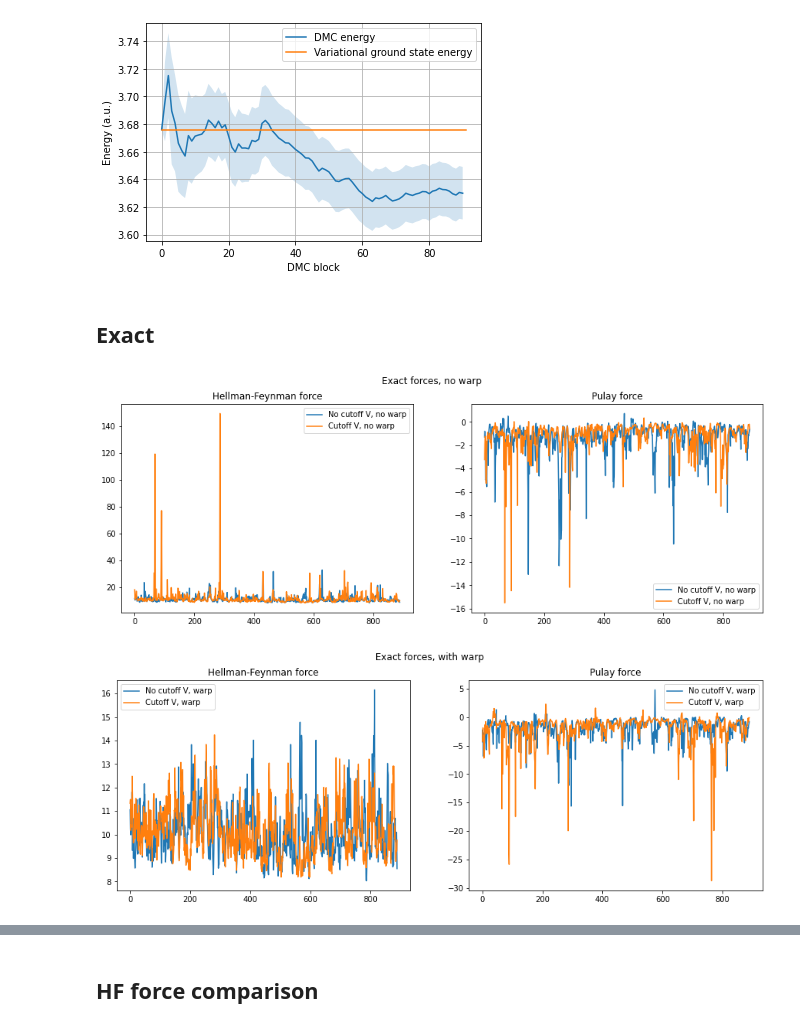
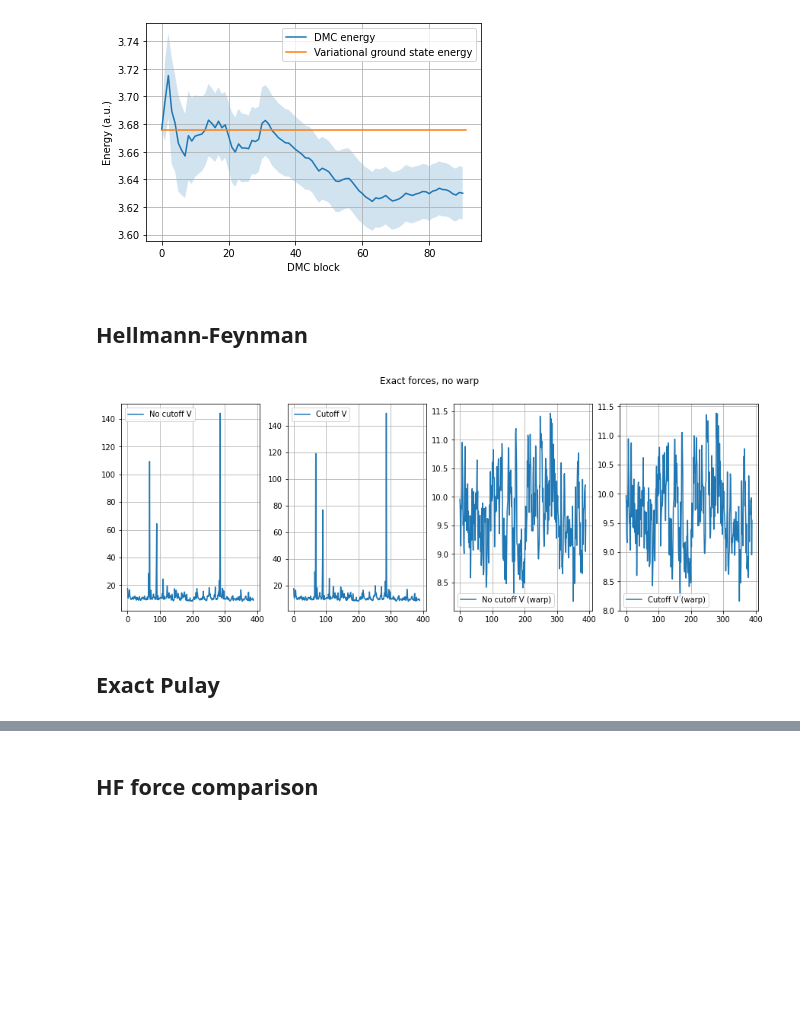
Before and after one commit to Jvanrhijn/pydmc, a Jupyter notebook: examples/comparison.ipynb, the cells around one changed output, grey strips where cells are left out. Saved outputs shown, nothing was run; the diff lists cells and outputs as text; code cells hidden in the pictures; blank space fills up the shorter version.

```diff
--- a/examples/comparison.ipynb
+++ b/examples/comparison.ipynb
@@ -1,6 +1,5 @@
 # %%
 import sys
-sys.path.insert(0, "../")
 from pydmc import *
 import scipy.special as spec
 
@@ -10,7 +9,7 @@ nconf = 50
 time_step = 1e-2
 reference_energy = 3.67603
 blocks = 100
-steps_per_block = 10
+steps_per_block = 100
 # number of equilibration blocks
 neq = 10
 hamiltonian = lambda psi, x: -0.5*psi.laplacian(x)
@@ -67,19 +66,16 @@ def dmc(da, vcut=True):
     walkers = [Walker(conf, 1.0) for conf in confs]
 
     fas = [
-        ForcesDriftDifGfunc(np.array([da]), nconf, warp=False),
-        ForcesDriftDifGfunc(np.array([da]), nconf, warp=True),
-        ForcesVD(np.array([da]), nconf, warp=False),
-        ForcesVD(np.array([da]), nconf, warp=True)
+        ForcesExactAndVD(np.array([da]), nconf, cutoff=cutoff)
     ]
 
     if vcut:
-        cutoff = velocity_cutoff_umrigar
+        vcutoff = velocity_cutoff_umrigar
     else:
-        cutoff = lambda v, tau: v
+        vcutoff = lambda v, tau: v
 
     dmc = DMC(hamiltonian, walkers, brancher, ar, guiding_wf, reference_energy,
-              force_accumulators=fas, velocity_cutoff=cutoff)
+              force_accumulators=fas, velocity_cutoff=vcutoff)
     dmc.run_dmc(time_step, blocks, steps_per_block, neq=neq, progress=True)
 
     return dmc
@@ -115,40 +111,28 @@ plt.ylabel("Energy (a.u.)")
 plt.grid()
 # %% [output]
 [figure]
+# %%
+bs = steps_per_block
+
+flhf_cut, flhf_warp_cut, flpulay_exact_cut, flpulay_exact_warp_cut, flpulay_vd_cut, flpulay_vd_warp_cut \
+    = res_cut.force_accumulators[0].compute_forces(steps_per_block, steps_per_block*(nconf-neq))[:6]
+
+flhf_nocut, flhf_warp_nocut, flpulay_exact_nocut, flpulay_exact_warp_nocut, flpulay_vd_nocut, flpulay_vd_warp_nocut \
+    = res_nocut.force_accumulators[0].compute_forces(steps_per_block, steps_per_block*(nconf-neq))[:6]
+# %% [markdown]
+## Hellmann-Feynman
+# %%
+fig, axes = plt.subplots(nrows=1, ncols=4, figsize=(15, 5), sharey=False)
+fig.suptitle("Exact forces, no warp")
+axes[0].plot(bin_samples(flhf_nocut[0, :], bs), label="No cutoff V")
+axes[1].plot(bin_samples(flhf_cut[0, :], bs), label="Cutoff V")
+axes[2].plot(bin_samples(flhf_warp_nocut[0, :], bs), label="No cutoff V (warp)")
+axes[3].plot(bin_samples(flhf_warp_cut[0, :], bs), label="Cutoff V (warp)")
+for ax in axes: ax.legend(); ax.grid()
+
+#fig.savefig("exact_nowarp.eps")
+plt.show()
+# %% [output]
+[figure, added]
 # %% [markdown]
-## Exact
+## Exact Pulay
-# %%
-bs = 1
-
-flhf_cut, flpulay_cut, w = compute_forces(res_cut.force_accumulators[0])
-flhf_cut_warp, flpulay_cut_warp, w_cut_warp = compute_forces(res_cut.force_accumulators[1])
-
-flhf_nocut, flpulay_nocut, w_nocut = compute_forces(res_nocut.force_accumulators[0])
-flhf_nocut_warp, flpulay_nocut_warp, w_nocut_warp = compute_forces(res_nocut.force_accumulators[1])
-
-fig, axes = plt.subplots(nrows=1, ncols=2, figsize=(15, 5), sharey=False)
-fig.suptitle("Exact forces, no warp")
-axes[0].plot(bin_samples(flhf_nocut[0, :], bs), label="No cutoff V, no warp")
-axes[0].plot(bin_samples(flhf_cut[0, :], bs), label="Cutoff V, no warp")
-axes[1].plot(bin_samples(flpulay_nocut[0, :], bs), label="No cutoff V, no warp")
-axes[1].plot(bin_samples(flpulay_cut[0, :], bs), label="Cutoff V, no warp")
-axes[0].set_title("Hellman-Feynman force"); axes[1].set_title("Pulay force")
-
-axes[0].legend();axes[1].legend()
-#fig.savefig("exact_nowarp.eps")
-
-fig, axes = plt.subplots(nrows=1, ncols=2, figsize=(15, 5), sharey=False)
-fig.suptitle("Exact forces, with warp")
-axes[0].plot(bin_samples(flhf_nocut_warp[0, :], bs), label="No cutoff V, warp")
-axes[0].plot(bin_samples(flhf_cut_warp[0, :], bs), label="Cutoff V, warp")
-axes[1].plot(bin_samples(flpulay_nocut_warp[0, :], bs), label="No cutoff V, warp")
-axes[1].plot(bin_samples(flpulay_cut_warp[0, :], bs), label="Cutoff V, warp")
-axes[0].set_title("Hellman-Feynman force"); axes[1].set_title("Pulay force")
-
-axes[0].legend();axes[1].legend()
-#fig.savefig("exact_warp.eps")
-
-plt.show()
-# %% [output]
-[figure, removed]
-[figure, removed]
```
Also changed, not shown: parts of 6 cells of this notebook, 2 other files.
